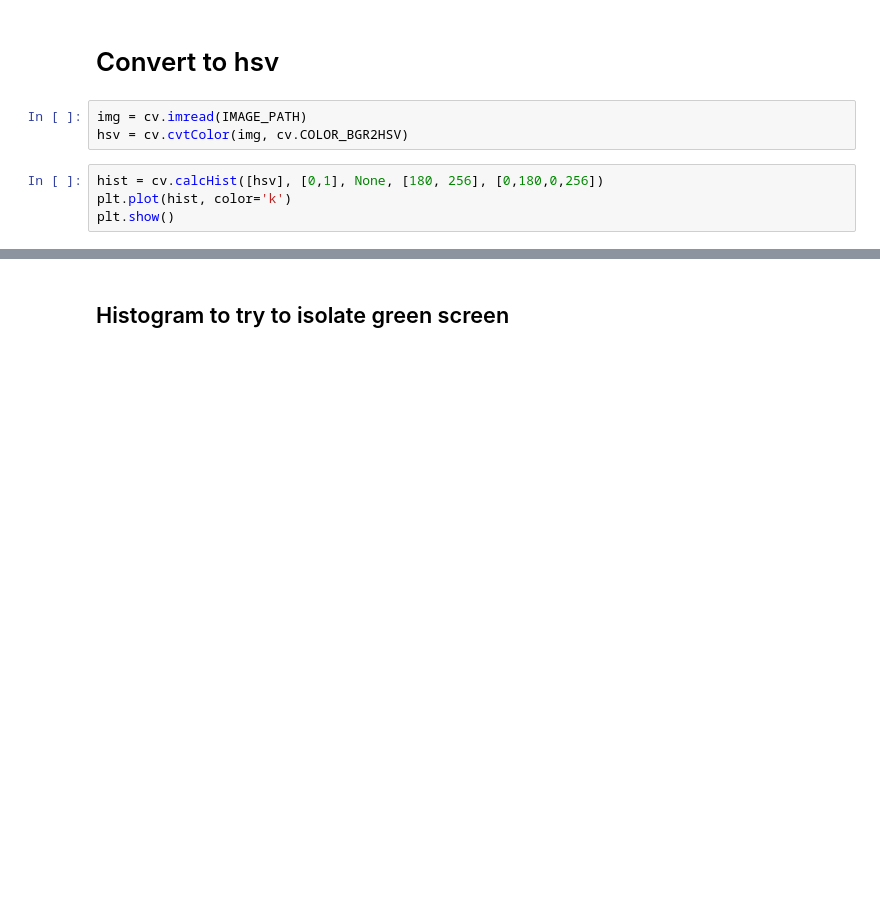
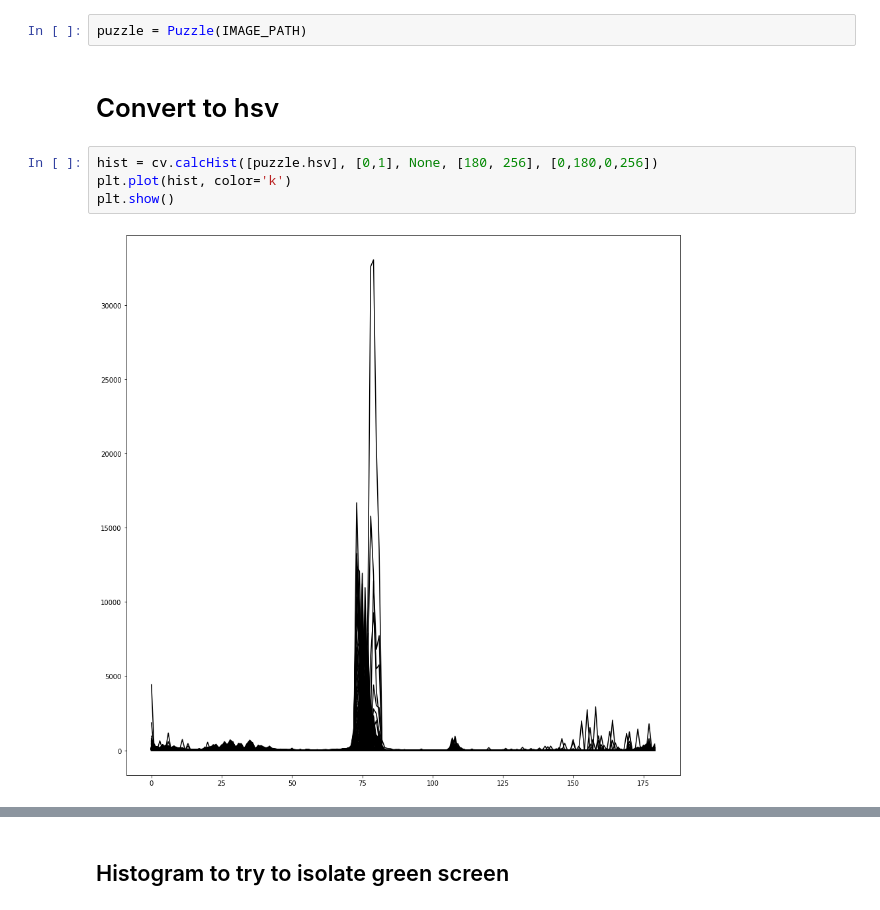
Before and after one commit to nate-h/JigsawPuzzleSolver, a Jupyter notebook: src/exploring.ipynb, the cells around one changed output, grey strips where cells are left out. Saved outputs shown, nothing was run; the diff lists cells and outputs as text; blank space fills up the shorter version.

Commit message:
Rewrite to use puzzle and puzzle piece classes.

```diff
--- a/src/exploring.ipynb
+++ b/src/exploring.ipynb
@@ -24,11 +38,12 @@ Image(IMAGE_PATH, width=500)
+# %%
+puzzle = Puzzle(IMAGE_PATH)
 # %% [markdown]
 # Convert to hsv
-# %%
-img = cv.imread(IMAGE_PATH)
-hsv = cv.cvtColor(img, cv.COLOR_BGR2HSV)
 # %%
-hist = cv.calcHist([hsv], [0,1], None, [180, 256], [0,180,0,256])
+hist = cv.calcHist([puzzle.hsv], [0,1], None, [180, 256], [0,180,0,256])
 plt.plot(hist, color='k')
 plt.show()
+# %% [output]
+[figure, added]
 # %%
 for i, col in enumerate(['b', 'g', 'r']):
```
Also changed, not shown: parts of 32 cells of this notebook, 2 other files.
